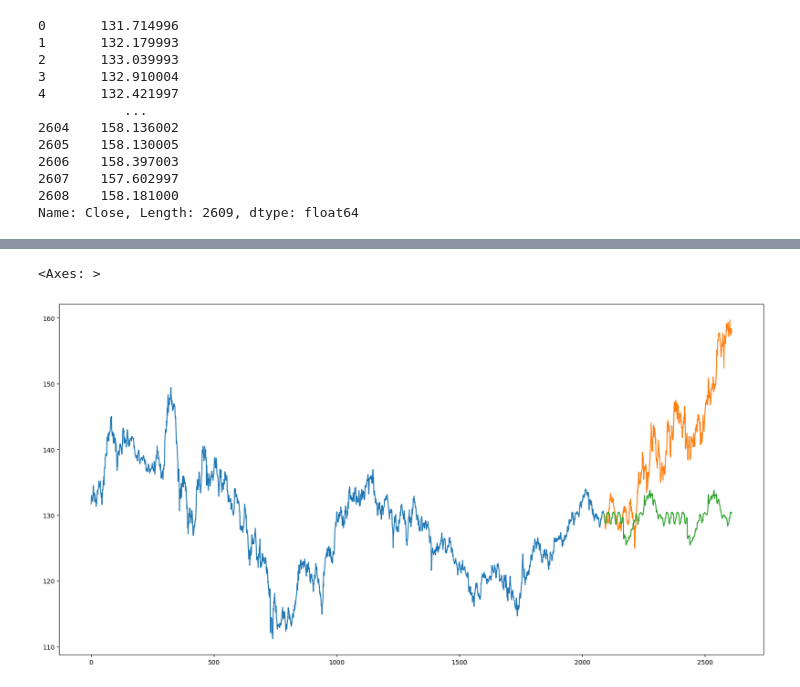
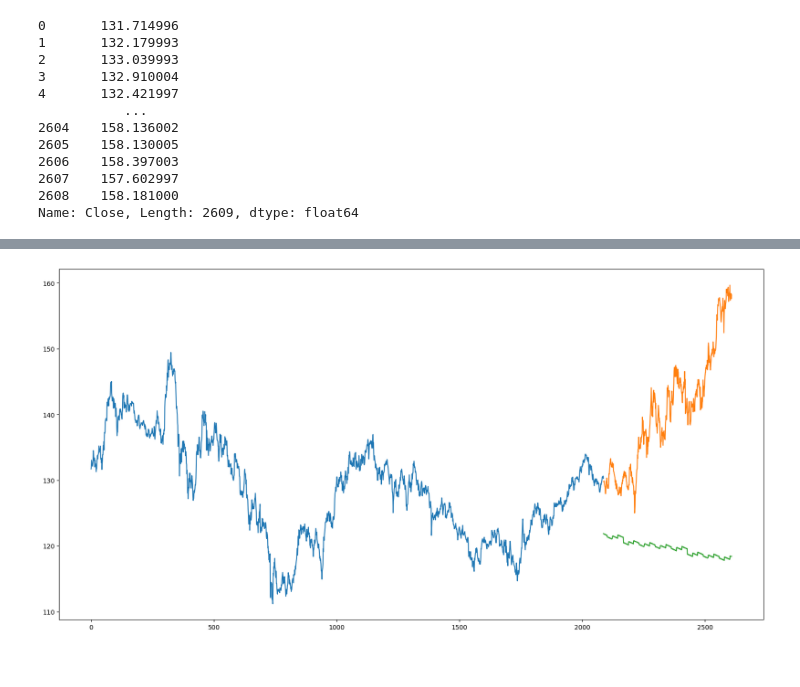
Before and after one commit to madinatt/Forex-Trend-Analysis, a Jupyter notebook: forex.ipynb, the cells around one changed output, grey strips where cells are left out. Drawn from its saved outputs; the diff is of its cells as text; code cells hidden in the pictures.

```diff
--- a/forex.ipynb
+++ b/forex.ipynb
@@ -195,7 +159,13 @@ Name: Close, Length: 522, dtype: float64
 # %%
-y_train.plot(figsize = [20,10])
-y_test.plot(figsize = [20,10])
-pd.Series(y_pred,index = y_test.index).plot(figsize = [20,10])
+def modelprediction(RF):
+    model = RF.fit(X_train, y_train)
+
+    y_pred = model.predict(X_test)
+
+    y_train.plot(figsize = [20,10])
+    y_test.plot(figsize = [20,10])
+    pd.Series(y_pred,index = y_test.index).plot(figsize = [20,10])
-# %% [output]
-<Axes: >
-[figure, removed]
+# %%
+modelprediction(LR)
+# %% [output]
+[figure, added]
```
Also changed, not shown: parts of 9 cells of this notebook.
